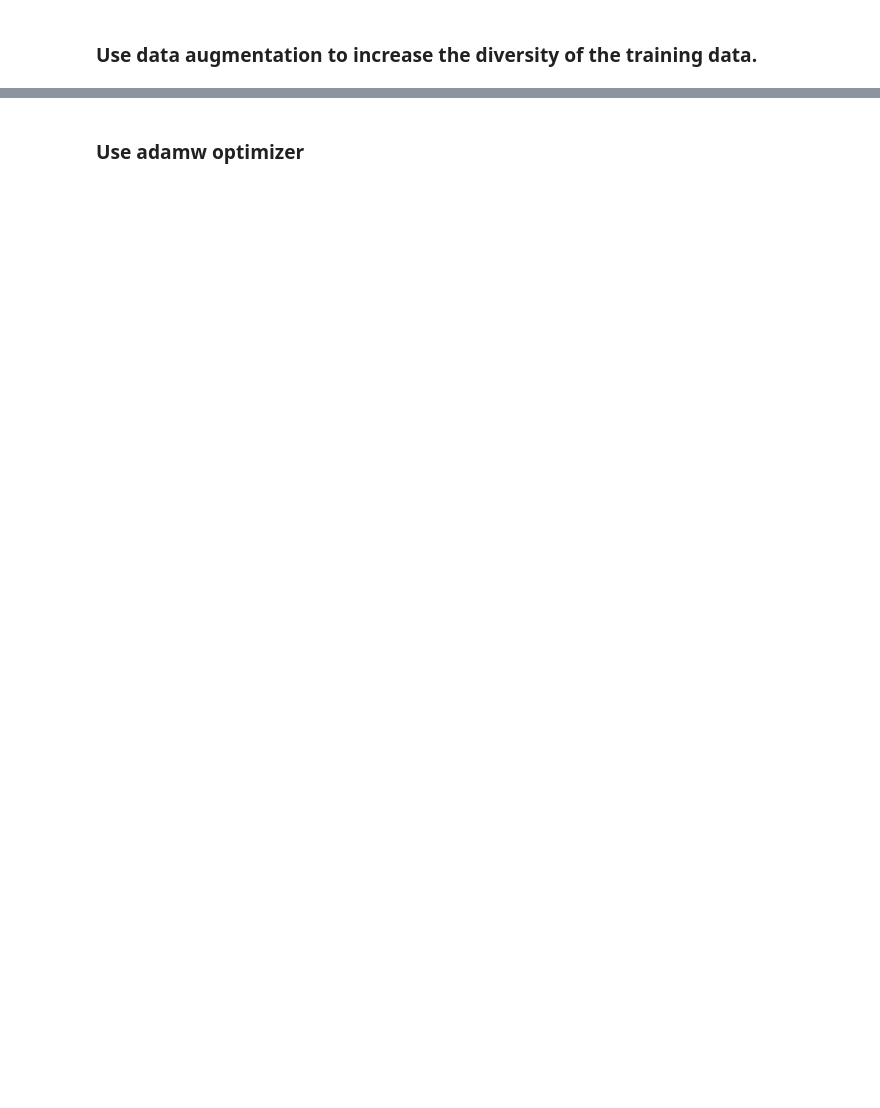
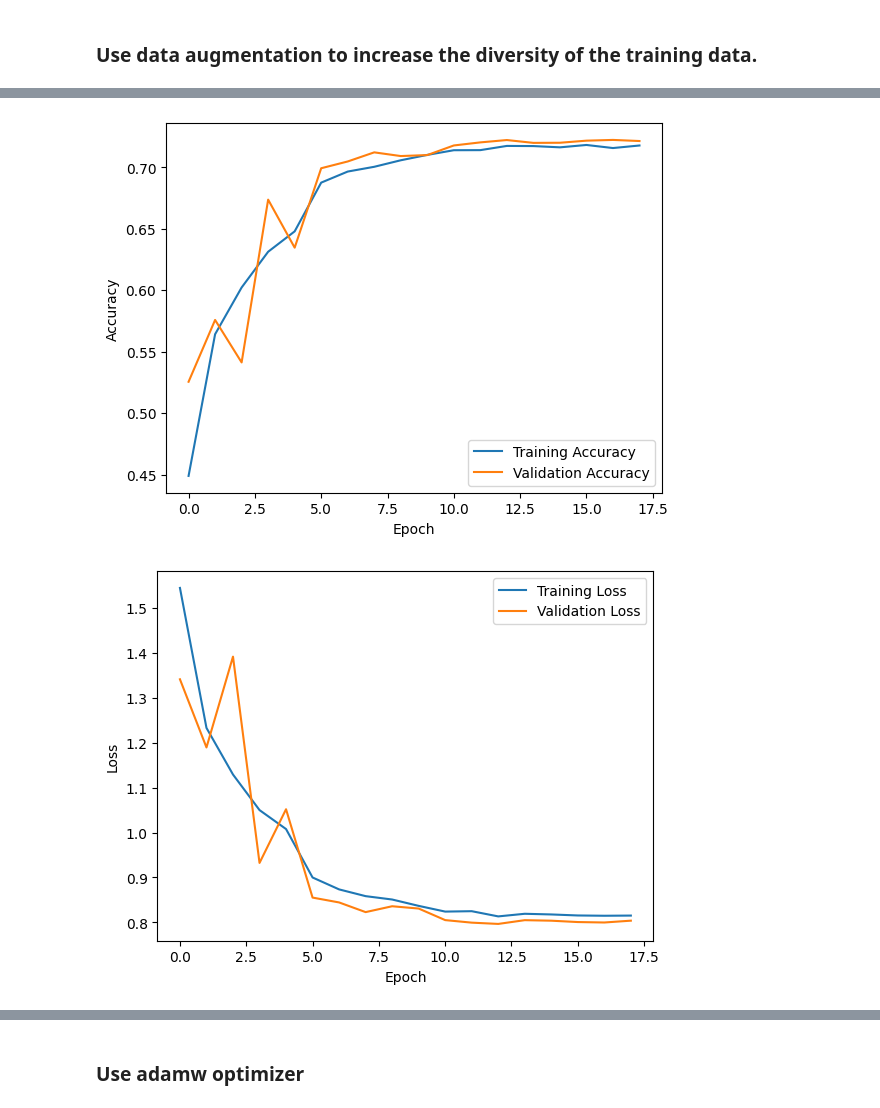
Before and after one commit to amjadAwad95/CNN-Image-Classification-CIFAR10, a Jupyter notebook: main.ipynb, the cells around one changed output, grey strips where cells are left out. Drawn from its saved outputs; the diff is of its cells as text; code cells hidden in the pictures; blank space fills up the shorter version.

```diff
--- a/main.ipynb
+++ b/main.ipynb
@@ -400,0 +475,8 @@ train_validation_loss.visualize()
+# %%
+train_validation_accuracy=TrainValidationAccuracy(history)
+train_validation_loss=TrainValidationLoss(history)
+train_validation_accuracy.visualize()
+train_validation_loss.visualize()
+# %% [output]
+[figure, added]
+[figure, added]
```
Also changed, not shown: parts of 14 cells of this notebook.
